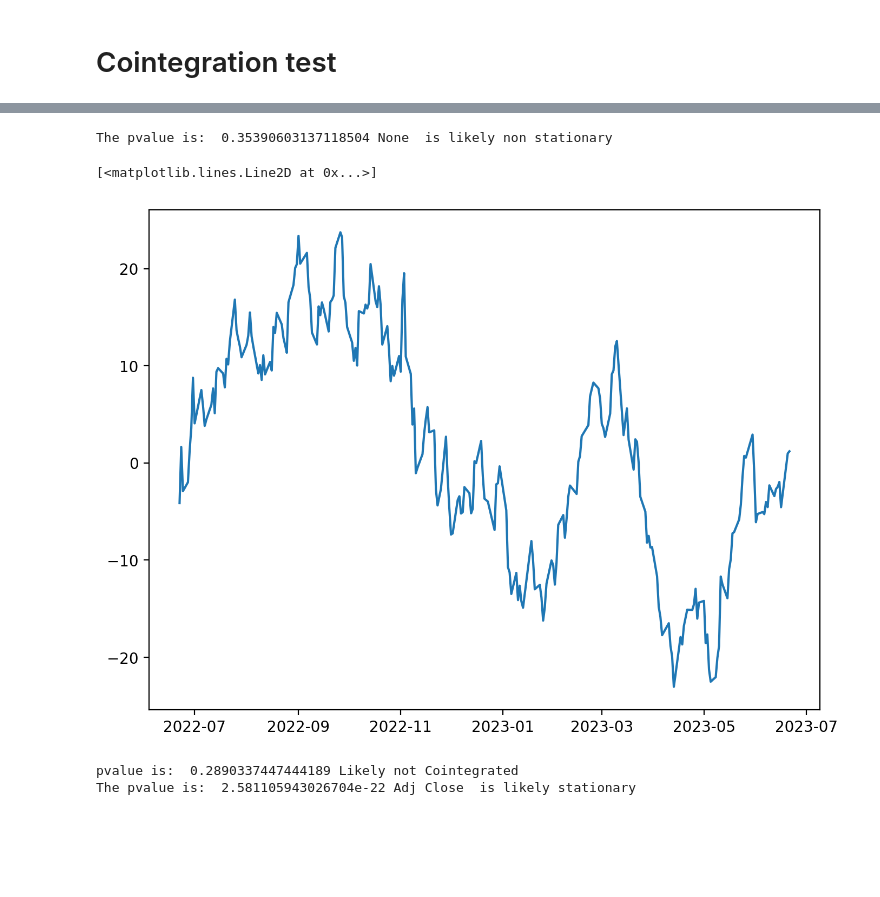
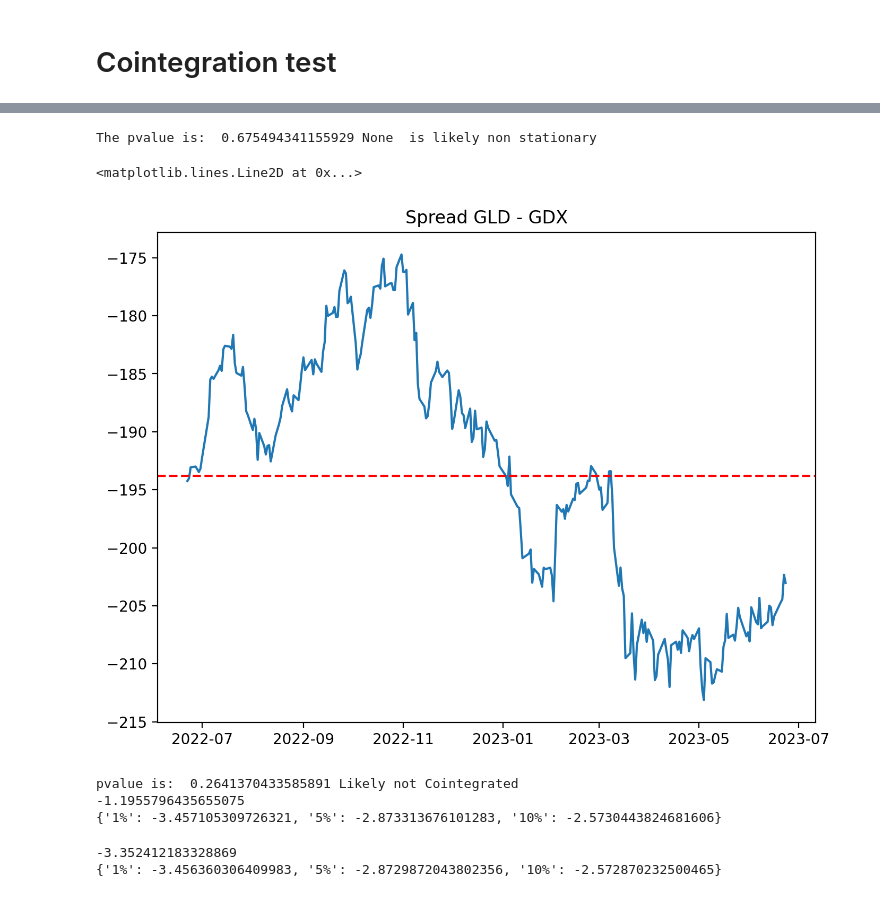
Before and after one commit to xwj0109/Quant-Finance, a Jupyter notebook: PairsTrading_Strategy.ipynb, the cells around one changed output, grey strips where cells are left out. Saved outputs shown, nothing was run; the diff lists cells and outputs as text; code cells hidden in the pictures; blank space fills up the shorter version.

```diff
--- a/PairsTrading_Strategy.ipynb
+++ b/PairsTrading_Strategy.ipynb
@@ -158,25 +161,36 @@ plt.legend(['GLD','GDX'])
 # %%
+model = sm.OLS(GLD,GDX)
+results = model.fit()
+results.params
 
-model = sm.OLS(GLD,GDX)
-result = model.fit()
-Beta = result.params
 
-SpreadGold = GoldPair.loc[:, 'Adj Close_GLD'] - (5.931226 * GoldPair.loc[:, 'Adj Close_GDX'])
+SpreadGold = GoldPair['Adj Close_GDX'] - (1.3065202237875695 * GoldPair['Adj Close_GLD'])
 SpreadGold
 stationarity(SpreadGold)
 # %% [output]
-The pvalue is:  0.35390603137118504 None  is likely non stationary
+The pvalue is:  0.675494341155929 None  is likely non stationary
-# %%
-plt.plot(SpreadGold)
-# %% [output]
-[<matplotlib.lines.Line2D at 0x...>]
-[figure, removed]
+# %%
+plt.plot(SpreadGold)
+plt.title('Spread GLD - GDX')
+plt.axhline(SpreadGold.mean(), linestyle='--', color='r')
+# %% [output]
+<matplotlib.lines.Line2D at 0x...>
+[figure, added]
 # %%
 score, pvalue, _ = coint( GLD, GDX)
 cointegration(pvalue)
 
-GLD1 = GLD.pct_change()[1:]
-stationarity(GLD1)
+adf = adfuller(SpreadGold)
+print(adf[0])
+print(adf[4])
 # %% [output]
-pvalue is:  0.2890337447444189 Likely not Cointegrated
-The pvalue is:  2.581105943026704e-22 Adj Close  is likely stationary
+pvalue is:  0.2641370433585891 Likely not Cointegrated
+-1.1955796435655075
+{'1%': -3.457105309726321, '5%': -2.873313676101283, '10%': -2.5730443824681606}
+# %%
+adf = adfuller(spread)
+print(adf[0])
+print(adf[4])
+# %% [output]
+-3.352412183328869
+{'1%': -3.456360306409983, '5%': -2.8729872043802356, '10%': -2.572870232500465}
```
Also changed, not shown: parts of 13 cells of this notebook.
